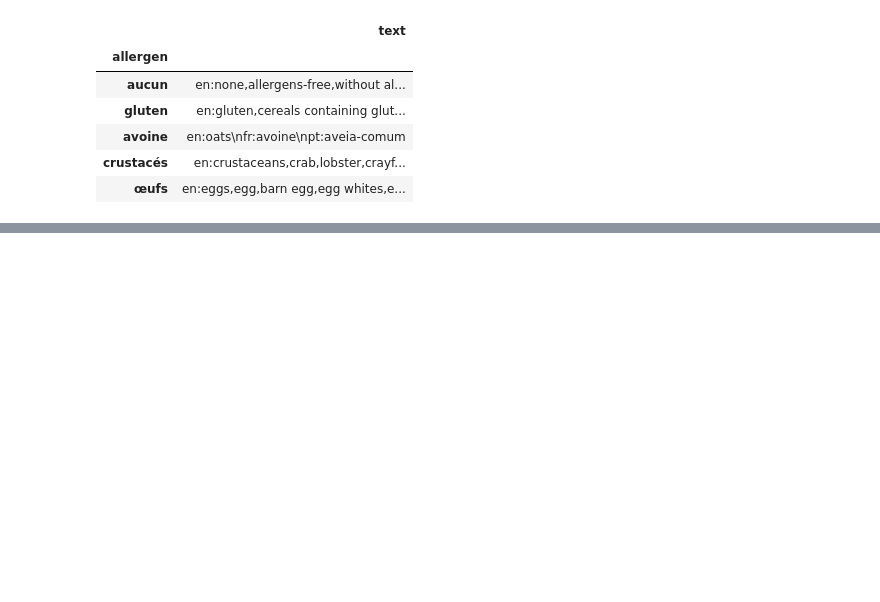
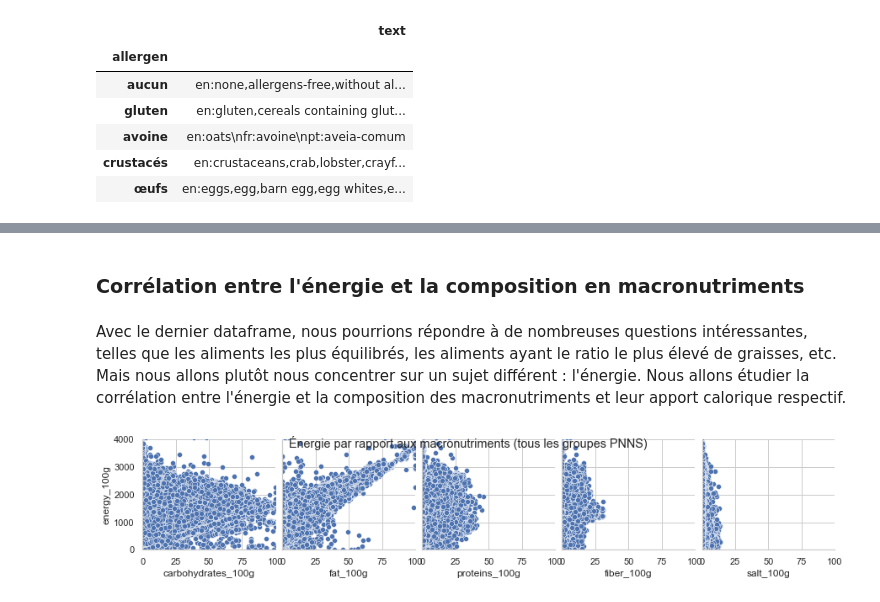
Before and after one commit to Abdess/sante_publique_france, a Jupyter notebook: P3_01_nettoyage.ipynb, the cells around one changed output, grey strips where cells are left out. Cells and saved outputs as stored; diff of their text form; code cells hidden in the pictures; blank space fills up the shorter version.

```diff
--- a/P3_01_notebook.ipynb
+++ b/P3_01_nettoyage.ipynb
@@ -1604,0 +1863,7 @@ De cette manière les agents peuvent facilement mener une étude sur les allerg
+# %%
+# Conserver les observations des groupes PNNS qui contiennent au moins
+# 98 produits (racine carrée de 9640  -> le plus grand groupe de PNNS)
+size_min = 98
+df_nutrients = by_pnns.filter(lambda x: x.shape[0] >= size_min)
+
+print("Nombre d'observations : {}".format(df_nutrients.shape[0]))
@@ -1604,0 +2049,22 @@ De cette manière les agents peuvent facilement mener une étude sur les allerg
+# %% [markdown]
+### Corrélation entre l'énergie et la composition en macronutriments
+# %% [markdown]
+Avec le dernier dataframe, nous pourrions répondre à de nombreuses questions intéressantes, telles que les aliments les plus équilibrés, les aliments ayant le ratio le plus élevé de graisses, etc. Mais nous allons plutôt nous concentrer sur un sujet différent : l'énergie. Nous allons étudier la corrélation entre l'énergie et la composition des macronutriments et leur apport calorique respectif.
+# %%
+x_vars = [
+    'carbohydrates_100g', 'fat_100g', 'proteins_100g', 'fiber_100g',
+    'salt_100g'
+]
+
+y_vars = ['energy_100g']
+
+# Obtenir des nuage de points de l'énergie par rapport à
+# chaque macronutriment pour tous les groupes d'aliments.
+g = sns.pairplot(df_nutrients, kind='scatter', x_vars=x_vars, y_vars=y_vars)
+g.fig.suptitle(
+    'Énergie par rapport aux macronutriments (tous les groupes PNNS)')
+g.set(xlim=(0, 100))
+g.set(ylim=(0, 4000))
+plt.show()
+# %% [output]
+[figure, added]
```
Also changed, not shown: parts of 150 cells of this notebook, 2 other files.
